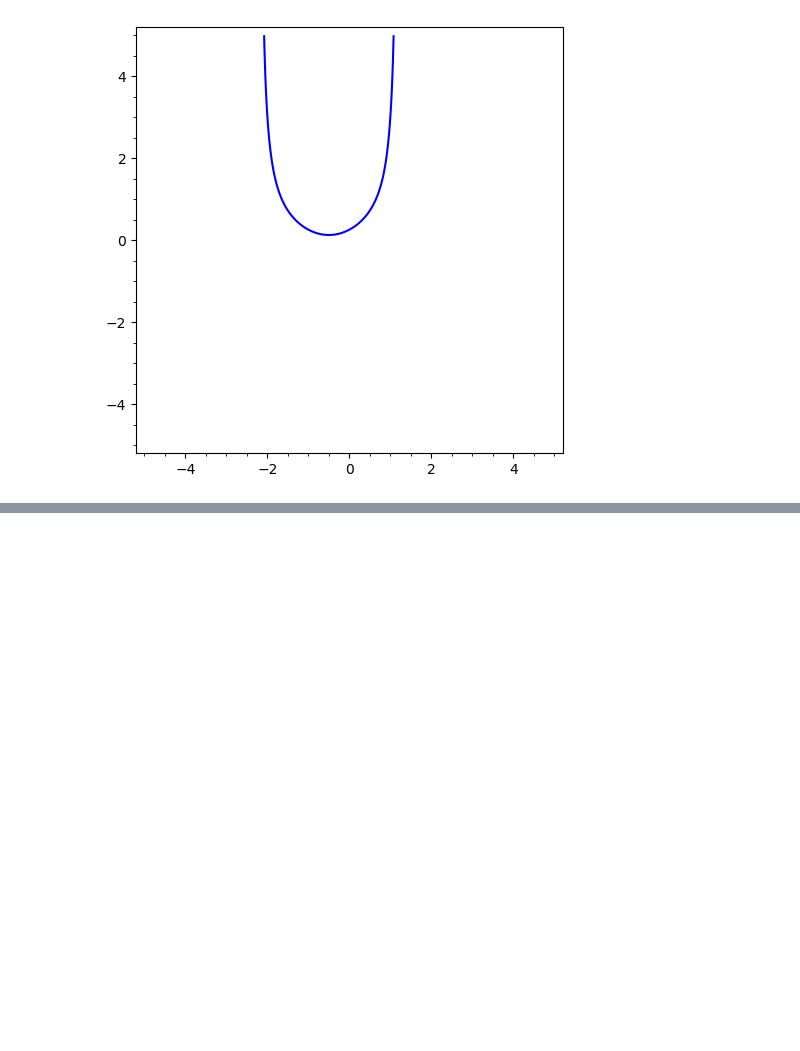
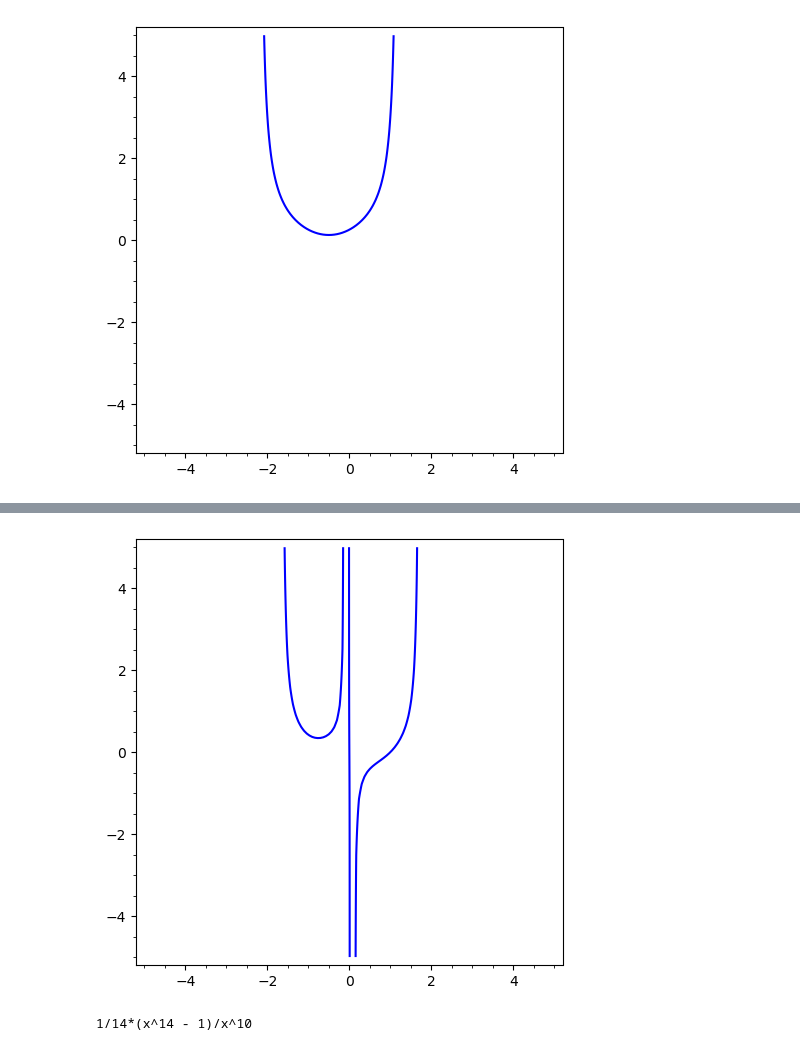
Before and after one commit to arthurhoreanu/uni, a Jupyter notebook: I.2/sd/l2.ipynb, the cells around one changed output, grey strips where cells are left out. Saved outputs shown, nothing was run; the diff lists cells and outputs as text; code cells hidden in the pictures; blank space fills up the shorter version.

```diff
--- a/I.2/sd/l2.ipynb
+++ b/I.2/sd/l2.ipynb
@@ -158,0 +185,15 @@ implicit_plot(sol1(x,yy),(x,-5,5),(yy,-5,5))
+# %%
+yy=var('yy')
+_C=var('_C')
+sol1(x, yy, _C)=arctan(yy) == 1/5*(x^5 - 1)/x
+implicit_plot(sol1(x,yy),(x,-5,5),(yy,-5,5))
+# %% [output]
+[figure, added]
+# %%
+x=var('x')
+y=function('y')(x)
+eqd = diff(y,x) == x^3 - y*10/x
+sol=desolve(eqd,y,ics=[1,0])
+sol
+# %% [output]
+1/14*(x^14 - 1)/x^10
```
Also changed, not shown: parts of 11 cells of this notebook.
